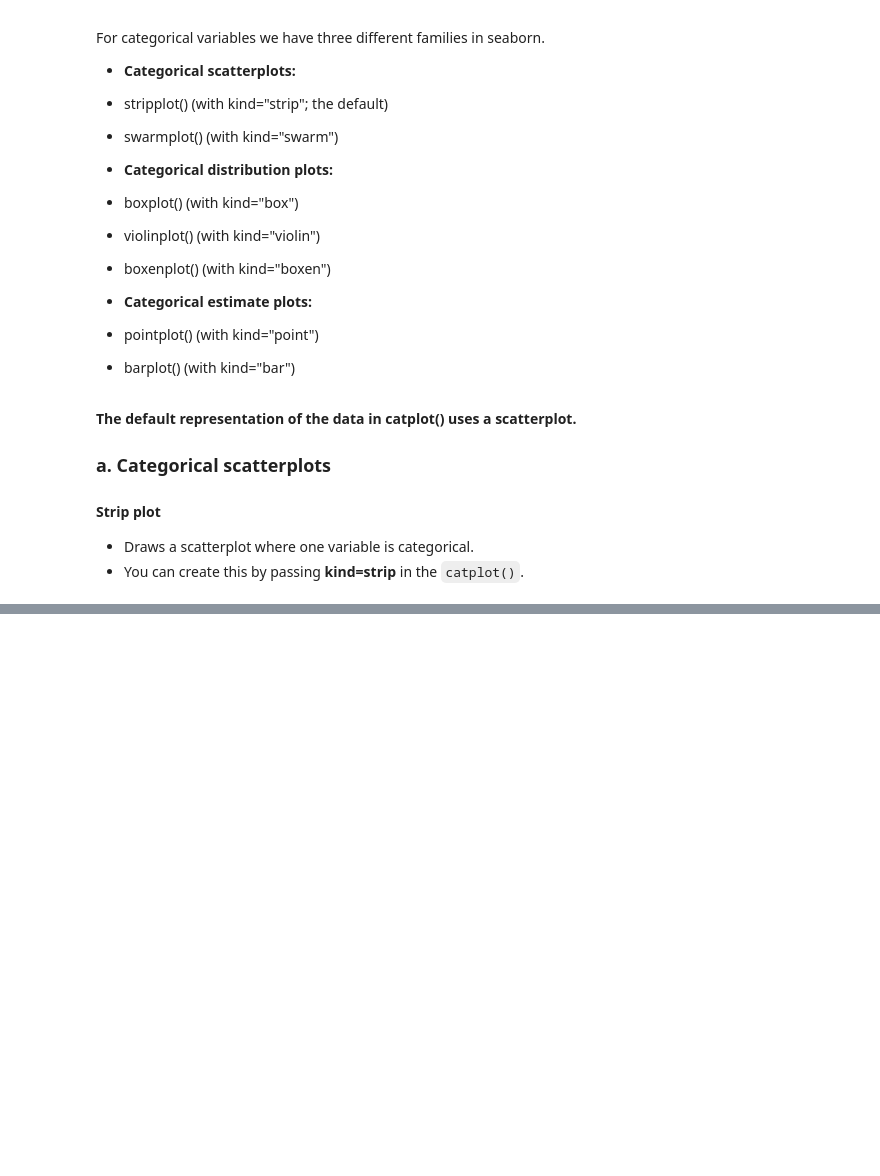
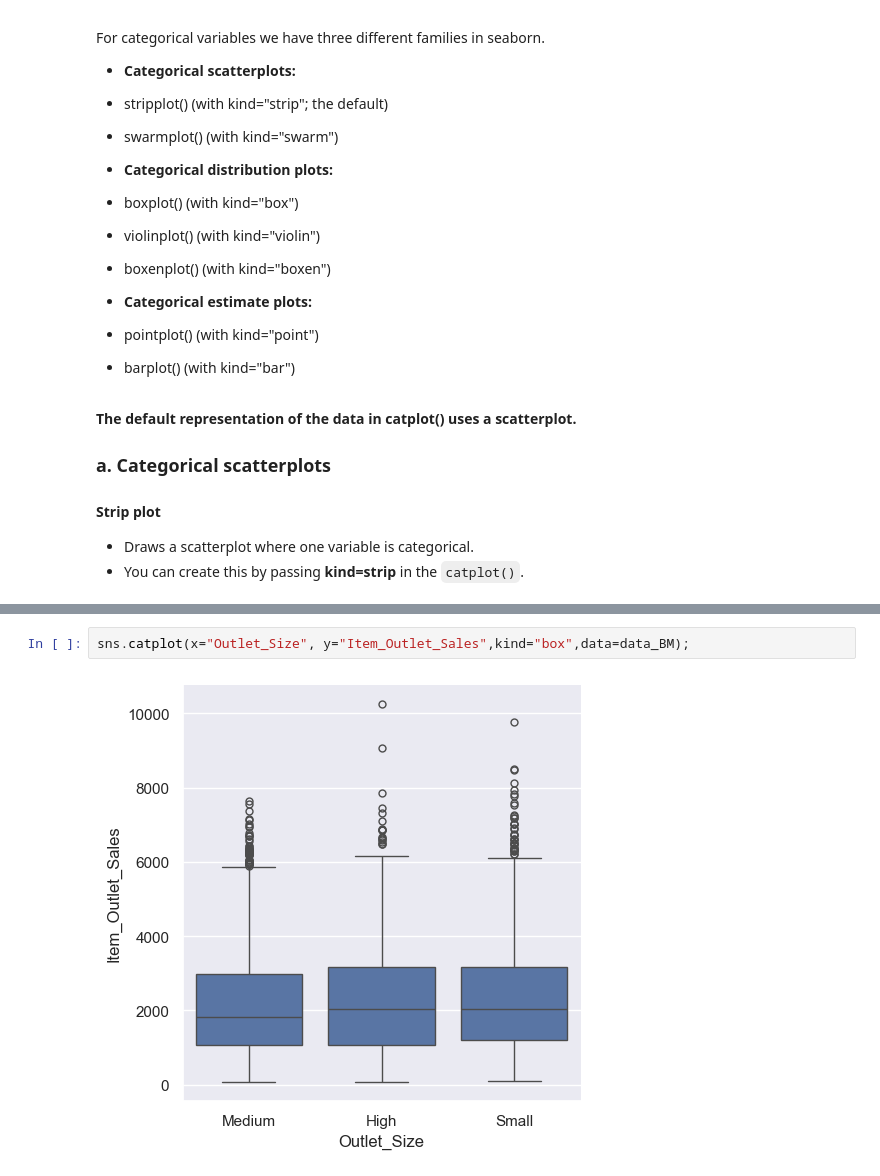
Before and after one commit to Josh-chief/IntroPython, a Jupyter notebook: Seaborn_Visualization.ipynb, the cells around one changed output, grey strips where cells are left out. Drawn from its saved outputs; the diff is of its cells as text; blank space fills up the shorter version.

```diff
--- a/Seaborn_Visualization.ipynb
+++ b/Seaborn_Visualization.ipynb
@@ -196,0 +218,4 @@ For categorical variables we have three different families in seaborn.
+# %%
+sns.catplot(x="Outlet_Size", y="Item_Outlet_Sales",kind="box",data=data_BM);
+# %% [output]
+[figure, added]
```
Also changed, not shown: parts of 21 cells of this notebook, 3 other files.
